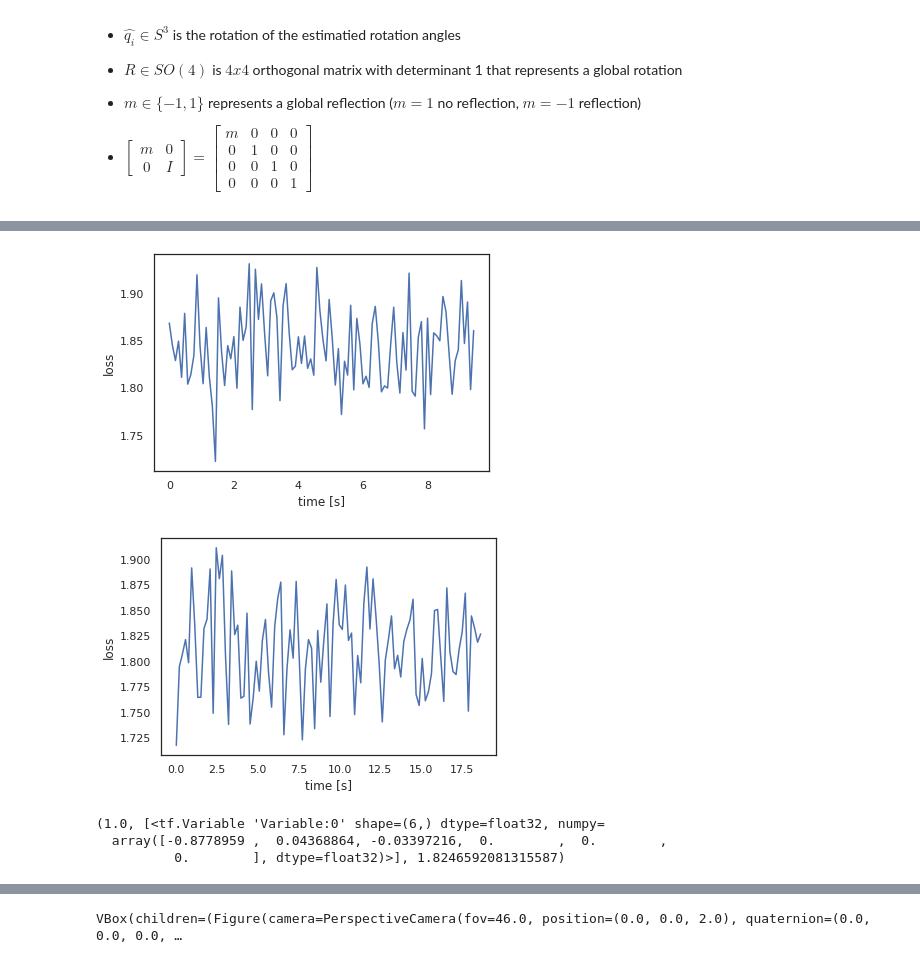
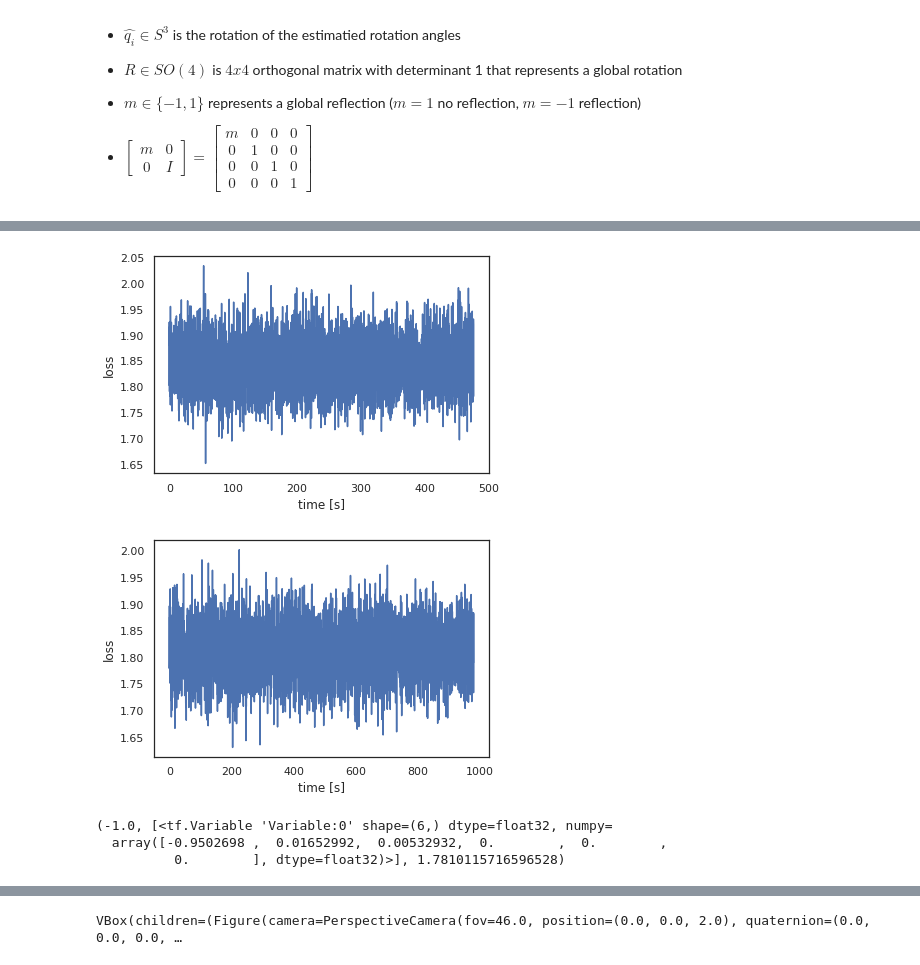
Before and after one commit to JelenaBanjac/protein-reconstruction, a Jupyter notebook: notebooks/1-phase1/angle_alignment_Quaternions.ipynb, the cells around one changed output, grey strips where cells are left out. Saved outputs shown, nothing was run; the diff lists cells and outputs as text; code cells hidden in the pictures.

```diff
--- a/notebooks/1-phase1/angle_alignment_Quaternions.ipynb
+++ b/notebooks/1-phase1/angle_alignment_Quaternions.ipynb
@@ -148,21 +145,25 @@ def euler6tomarix4d(a_R):
     R = tf.cast(R, dtype=tf.float64)
 
     # check if matrix is orthogonal
-    assert tf.reduce_all(tf.less_equal(tf.abs(tf.math.subtract(tf.transpose(R), tf.linalg.inv(R))), 1e-5)), "Matrix R (4x4) should be orthogonal!"  #a.equal(b).sum().dataSync()[0]
+    assert tf.reduce_all(tf.less_equal(tf.abs(tf.math.subtract(tf.transpose(R), tf.linalg.inv(R))), 1e-5)), "Matrix R (4x4) should be orthogonal!"
 
     return R
 
 
 
 def from3to4(mat):
+    # fill row of 3x3 matrix to make it 4x3
     fill1 = tf.reshape([[0.0,0.0,0.0]]*mat.shape[0], (-1,3,1))
     mat_4d = tf.concat([fill1, mat], axis=2)
+
+    # fill the column of 4x3 matrix to make it 4x4
     fill2 = tf.reshape([[1.0,0.0,0.0,0.0]]*mat_4d.shape[0], (-1,1,4))
     out = tf.concat([fill2, mat_4d], axis=1)
+
     return tf.cast(out, dtype=tf.complex64)
 
 
-def rotate_angles(m, a_R, a_predicted, rtype="quaternion"):
+def update_angles(m, a_R, a_predicted):
     q_predicted = euler2quaternion(a_predicted)
 
     R = euler6tomarix4d(a_R)
@@ -170,16 +171,17 @@ def rotate_angles(m, a_R, a_predicted, rtype="quaternion"):
 
     q_predicted_rotated = tf.transpose(R @ I @ tf.transpose(q_predicted))
 
-    if rtype == "quaternion":
-        return q_predicted_rotated
-    elif rtype == "angle":
-        return quaternion2euler(q_predicted_rotated)
+    return quaternion2euler(q_predicted_rotated)
 
 
 def loss_alignment(m, a_R, a_predicted, a_true):
-    q_predicted_rotated = rotate_angles(m, a_R, a_predicted, rtype="quaternion")
+    q_true = euler2quaternion(a_true)
+    q_predicted = euler2quaternion(a_predicted)
 
-    q_true = euler2quaternion(a_true)
+    R = euler6tomarix4d(a_R)
+    I = tf.eye(4, dtype=tf.float64)*tf.constant([m, 1.0, 1.0, 1.0], dtype=tf.float64)
+
+    q_predicted_rotated = tf.transpose(R @ I @ tf.transpose(q_predicted))
 
     return tf.reduce_mean(d_q(q_true, q_predicted_rotated))
 
@@ -249,7 +251,7 @@ def training_angle_alignment(steps, batch_size, projection_idx, learning_rate, a
     idx_best = np.argmin(np.array(l))
     return ms[idx_best], r[idx_best], l[idx_best]
 # %%
-m, rotation, loss = training_angle_alignment(steps=100,
+m, rotation, loss = training_angle_alignment(steps=5000,
                          batch_size=256,
                          projection_idx=range(NUM_PROJECTIONS),
                          learning_rate=0.01,
@@ -277,2 +279,2 @@ For m=1, loss is: 1.8269304765578676
-[figure, old version]
+[figure, new version]
-[figure, old version]
+[figure, new version]
@@ -279,6 +285,6 @@ For m=1, loss is: 1.8269304765578676
 # %%
 m, rotation, loss
 # %% [output]
-(1.0, [<tf.Variable 'Variable:0' shape=(6,) dtype=float32, numpy=
-  array([-0.8778959 ,  0.04368864, -0.03397216,  0.        ,  0.        ,
-          0.        ], dtype=float32)>], 1.8246592081315587)
+(-1.0, [<tf.Variable 'Variable:0' shape=(6,) dtype=float32, numpy=
+  array([-0.9502698 ,  0.01652992,  0.00532932,  0.        ,  0.        ,
+          0.        ], dtype=float32)>], 1.7810115716596528)
```
Also changed, not shown: parts of 13 cells of this notebook, 1 other file.
